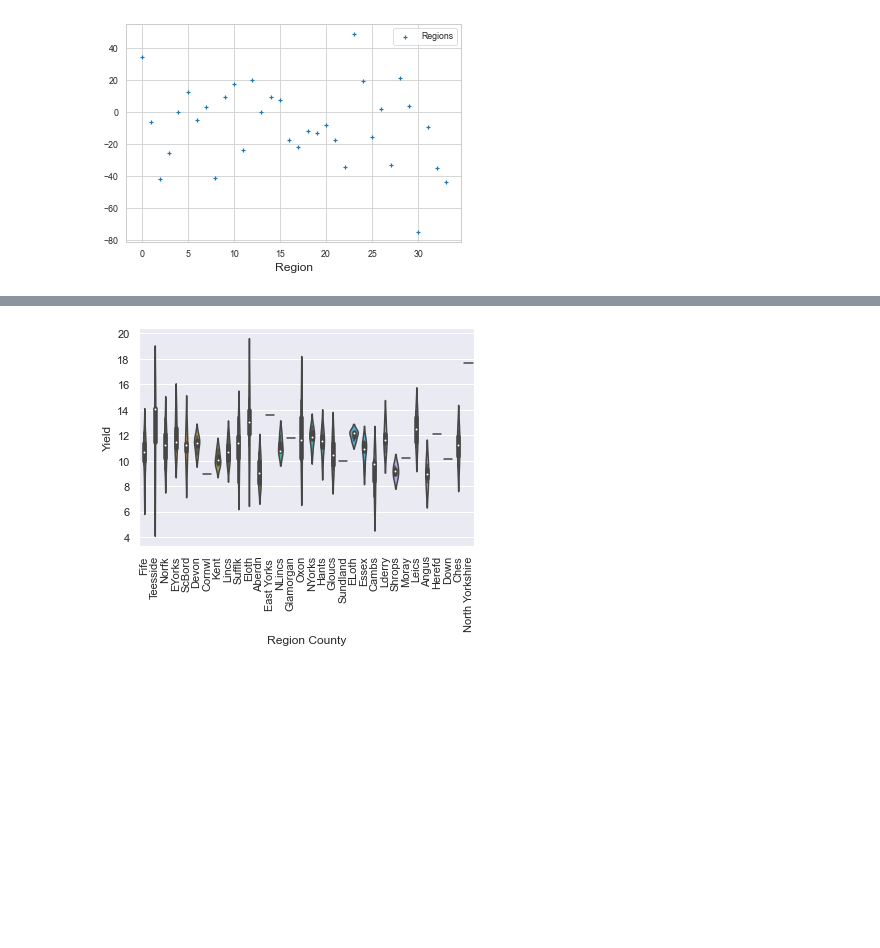
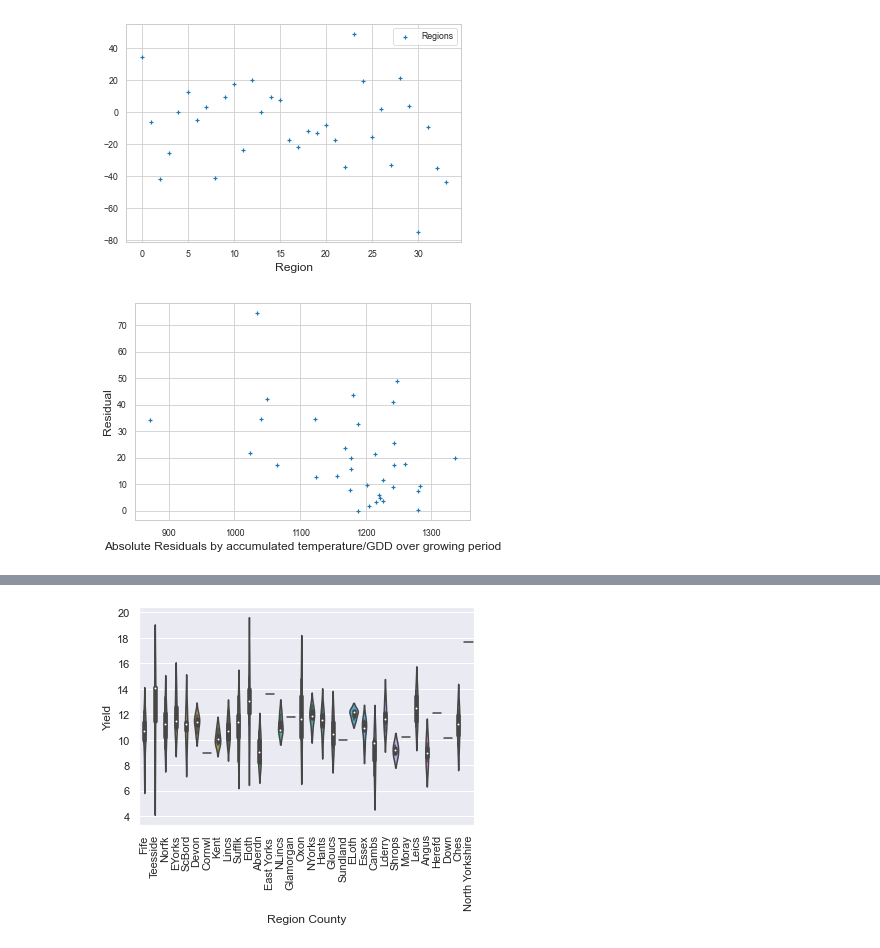
Before and after one commit to WillJRoper/SimFarm2030, a Jupyter notebook: notebooks/anisa_plots_aug21-2.ipynb, the cells around one changed output, grey strips where cells are left out. Drawn from its saved outputs; the diff is of its cells as text; code cells hidden in the pictures; blank space fills up the shorter version.

```diff
--- a/notebooks/anisa_plots_aug21-2.ipynb
+++ b/notebooks/anisa_plots_aug21-2.ipynb
@@ -152,6 +151,24 @@ plot.show()
 plot = simfarm.preds.size
 # %% [output]
 [figure]
+# %%
+'''The residuals(how far off the prediction is) shown by the accumulated temperature units/GDD'''
+fig = plt.figure()
+ax = fig.add_subplot(111)
+
+# ax.scatter(np.arange(simfarm.preds.size), simfarm.resi, marker="+", label="Regions")
+# above copied from validation plaot for reference 'np.arange  equally spaces them where np.linespace does it better for decimals
+ax.scatter(skyfall.predict_temp, abs(skyfall.resi), marker = '+')
+
+
+# plt.hist(skyfall.predict_temp, label = 'validate')
+ax.set_xlabel('Absolute Residuals by accumulated temperature/GDD over growing period')
+ax.set_ylabel('Residual')
+# plt.legend()
+
+plt.show()
+# %% [output]
+[figure, added]
 # %%
 '''Find the regions of Skyfall, showing yield by Region'''
 
```
Also changed, not shown: parts of 25 cells of this notebook, 1 other file.
